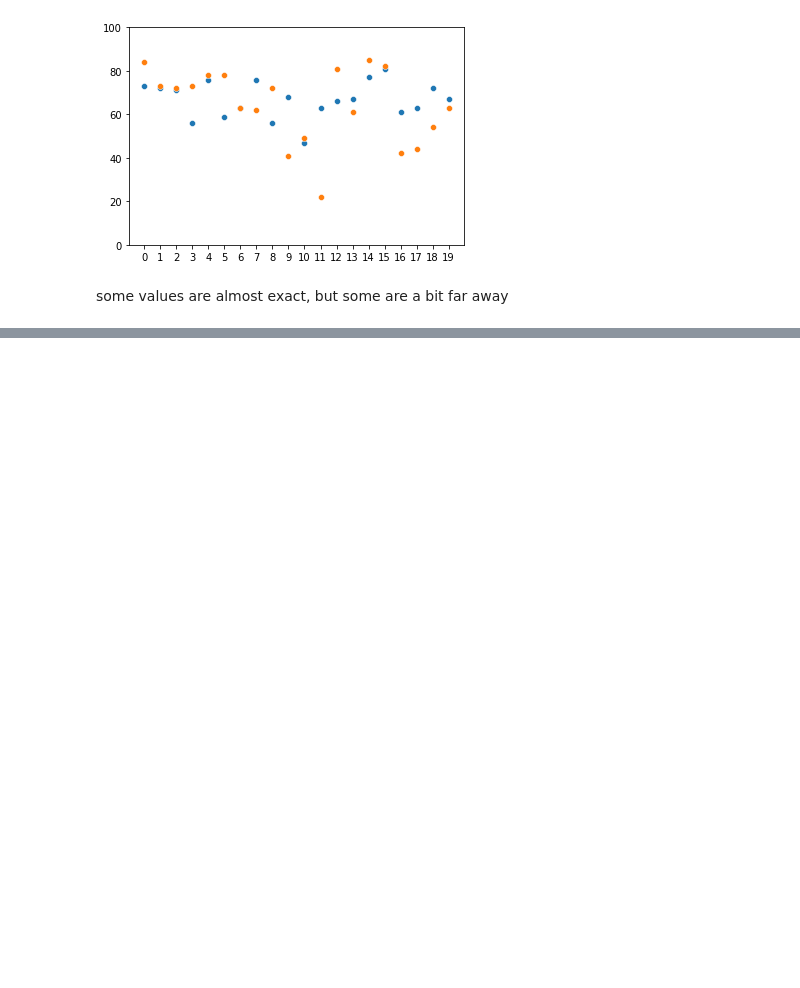
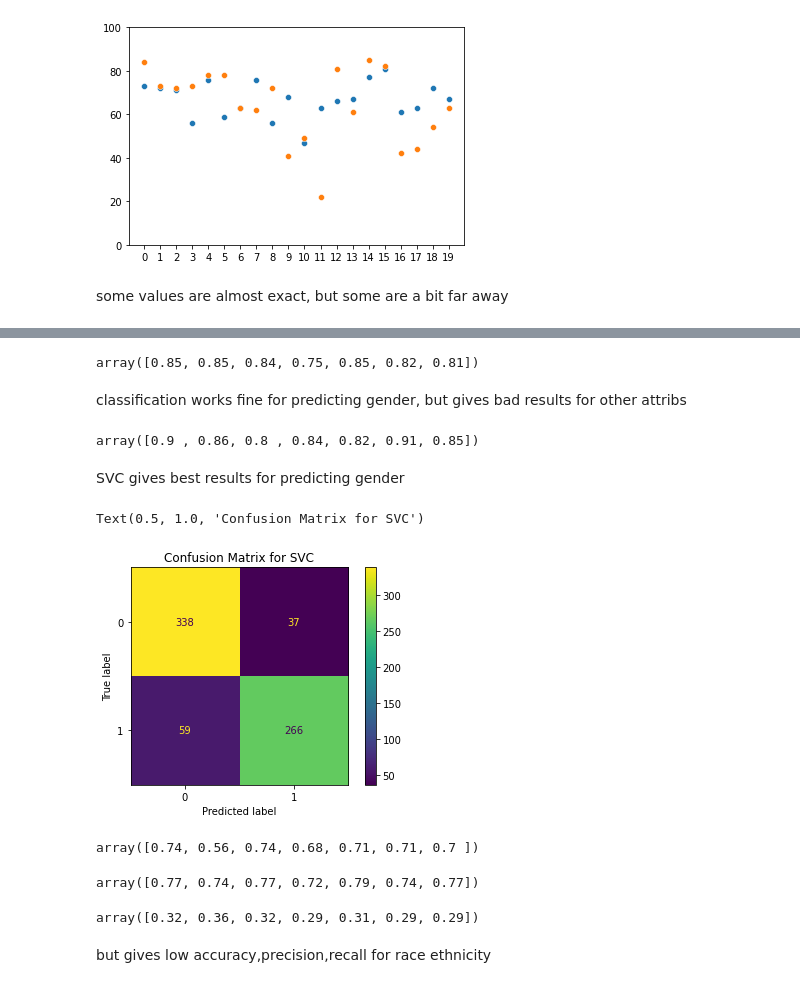
Before and after one commit to rbSparky/DS-TASKS, a Jupyter notebook: Task-2/stc-t2.ipynb, the cells around one changed output, grey strips where cells are left out. Saved outputs shown, nothing was run; the diff lists cells and outputs as text; code cells hidden in the pictures; blank space fills up the shorter version.

```diff
--- a/Task-2/stc-t2.ipynb
+++ b/Task-2/stc-t2.ipynb
@@ -496,0 +536,3 @@ some values are almost exact, but some are a bit far away
+# %%
+train_set, test_set = train_test_split(df3, test_size=0.3,
+random_state=42)
@@ -496,0 +715,63 @@ some values are almost exact, but some are a bit far away
+# %%
+gattr1 = train_set.drop(['gender'], axis=1)
+gattr2 = test_set.drop(['gender'], axis=1)
+
+gattr_labels_f1 = (train_set['gender'].copy())
+gattr_labels_f2 = (test_set['gender'].copy())
+# %%
+dtc = DecisionTreeClassifier()
+dtc.fit(gattr1, gattr_labels_f1)
+scaler = StandardScaler()
+X_train_scaled = scaler.fit_transform(gattr1.astype(np.float64))
+cross_val_score(dtc, X_train_scaled, gattr_labels_f1, cv=7,
+scoring="accuracy")
+# %% [output]
+array([0.85, 0.85, 0.84, 0.75, 0.85, 0.82, 0.81])
+# %% [markdown]
+classification works fine for predicting gender, but gives bad results for other attribs
+# %%
+svc = SVC()
+svc.fit(gattr1, gattr_labels_f1)
+scaler = StandardScaler()
+X_train_scaled = scaler.fit_transform(gattr1.astype(np.float64))
+cross_val_score(svc, X_train_scaled, gattr_labels_f1, cv=7,
+scoring="accuracy")
+# %% [output]
+array([0.9 , 0.86, 0.8 , 0.84, 0.82, 0.91, 0.85])
+# %% [markdown]
+SVC gives best results for predicting gender
+# %%
+plt = plot_confusion_matrix(svc, gattr1, gattr_labels_f1)
+plt.ax_.set_title('Confusion Matrix for SVC')
+# %% [output]
+Text(0.5, 1.0, 'Confusion Matrix for SVC')
+[figure, added]
+# %%
+dtc = GaussianNB()
+dtc.fit(gattr1, gattr_labels_f1)
+scaler = StandardScaler()
+X_train_scaled = scaler.fit_transform(gattr1.astype(np.float64))
+cross_val_score(dtc, X_train_scaled, gattr_labels_f1, cv=7,
+scoring="accuracy")
+# %% [output]
+array([0.74, 0.56, 0.74, 0.68, 0.71, 0.71, 0.7 ])
+# %%
+dtc = KNeighborsClassifier()
+dtc.fit(gattr1, gattr_labels_f1)
+scaler = StandardScaler()
+X_train_scaled = scaler.fit_transform(gattr1.astype(np.float64))
+cross_val_score(dtc, X_train_scaled, gattr_labels_f1, cv=7,
+scoring="accuracy")
+# %% [output]
+array([0.77, 0.74, 0.77, 0.72, 0.79, 0.74, 0.77])
+# %%
+dtc = SVC()
+dtc.fit(tattr1, tattr_labels_f1)
+scaler = StandardScaler()
+X_train_scaled = scaler.fit_transform(tattr1.astype(np.float64))
+cross_val_score(dtc, X_train_scaled, tattr_labels_f1, cv=7,
+scoring="accuracy")
+# %% [output]
+array([0.32, 0.36, 0.32, 0.29, 0.31, 0.29, 0.29])
+# %% [markdown]
+but gives low accuracy,precision,recall for race ethnicity
```
Also changed, not shown: parts of 30 cells of this notebook.
